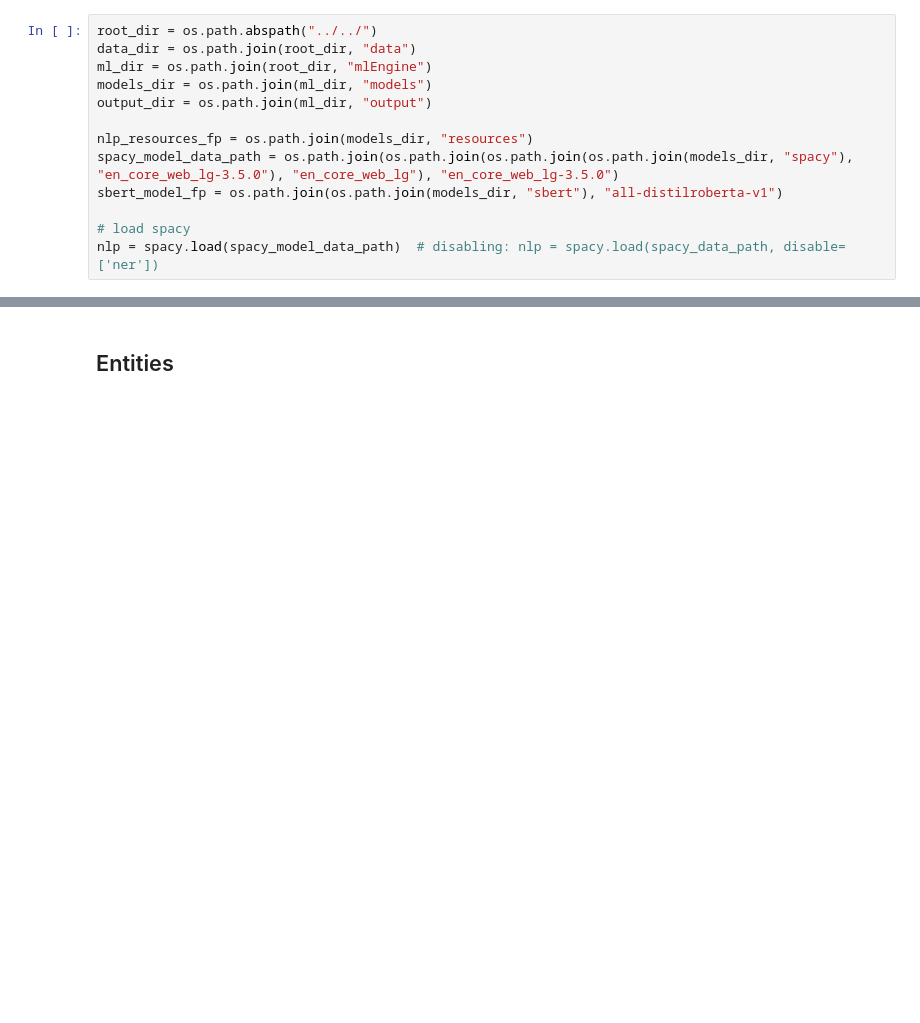
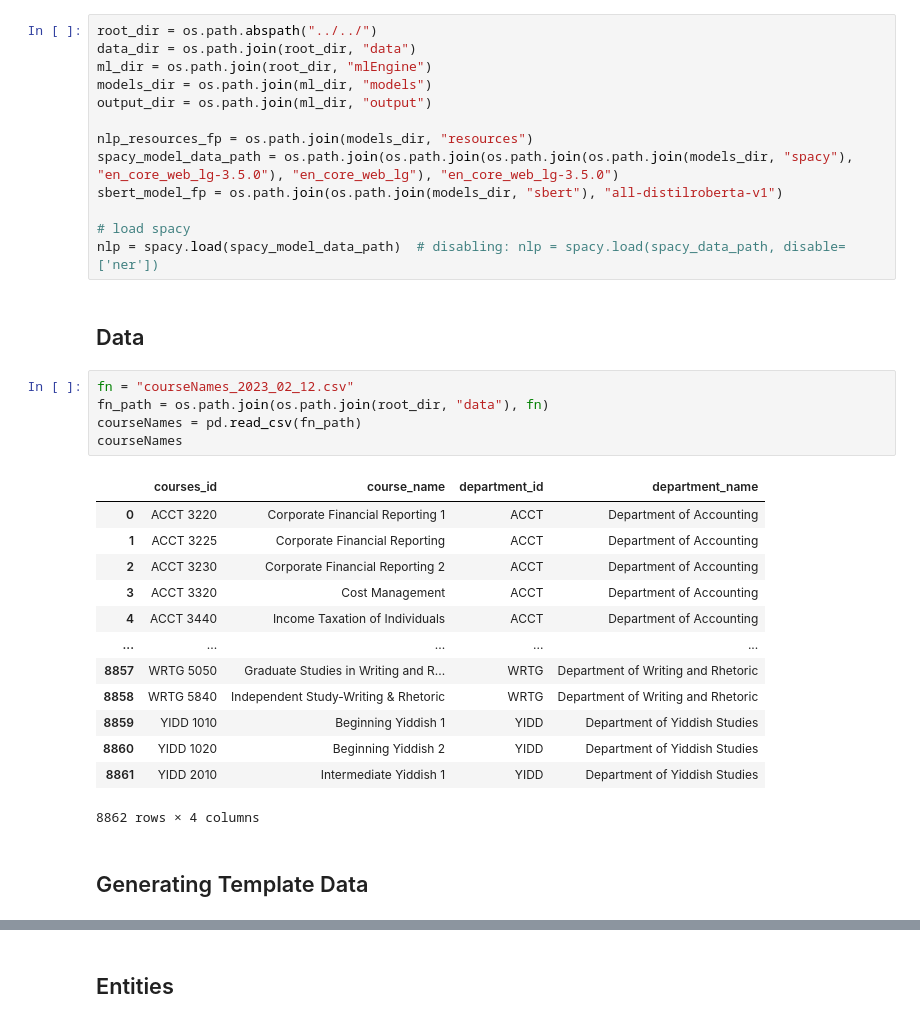
Before and after one commit to rera5078/studyBuff, a Jupyter notebook: mlEngine/modules/customNER.ipynb, the cells around one changed output, grey strips where cells are left out. Saved outputs shown, nothing was run; the diff lists cells and outputs as text; blank space fills up the shorter version.

Commit message:
Generated seed questions and utterances
Generated dataset for training a custom NER model. Added department names in the original dataset, scraping from the main website

```diff
--- a/mlEngine/modules/customNER.ipynb
+++ b/mlEngine/modules/customNER.ipynb
@@ -187,3 +192,26 @@ sbert_model_fp = os.path.join(os.path.join(models_dir, "sbert"), "all-distilrobe
 
 # load spacy
 nlp = spacy.load(spacy_model_data_path)  # disabling: nlp = spacy.load(spacy_data_path, disable=['ner'])
+# %% [markdown]
+## Data
+# %%
+fn = "courseNames_2023_02_12.csv"
+fn_path = os.path.join(os.path.join(root_dir, "data"), fn)
+courseNames = pd.read_csv(fn_path)
+courseNames
+# %% [output]
+|  | courses_id | course_name | department_id | department_name |
+| 0 | ACCT 3220 | Corporate Financial Reporting 1 | ACCT | Department of Accounting |
+| 1 | ACCT 3225 | Corporate Financial Reporting | ACCT | Department of Accounting |
+| 2 | ACCT 3230 | Corporate Financial Reporting 2 | ACCT | Department of Accounting |
+| 3 | ACCT 3320 | Cost Management | ACCT | Department of Accounting |
+| 4 | ACCT 3440 | Income Taxation of Individuals | ACCT | Department of Accounting |
+| ... | ... | ... | ... | ... |
+| 8857 | WRTG 5050 | Graduate Studies in Writing and R... | WRTG | Department of Writing and Rhetoric |
+| 8858 | WRTG 5840 | Independent Study-Writing & Rhetoric | WRTG | Department of Writing and Rhetoric |
+| 8859 | YIDD 1010 | Beginning Yiddish 1 | YIDD | Department of Yiddish Studies |
+| 8860 | YIDD 1020 | Beginning Yiddish 2 | YIDD | Department of Yiddish Studies |
+| 8861 | YIDD 2010 | Intermediate Yiddish 1 | YIDD | Department of Yiddish Studies |
+8862 rows × 4 columns
+# %% [markdown]
+## Generating Template Data
```
Also changed, not shown: parts of 25 cells of this notebook, 3 other files.
